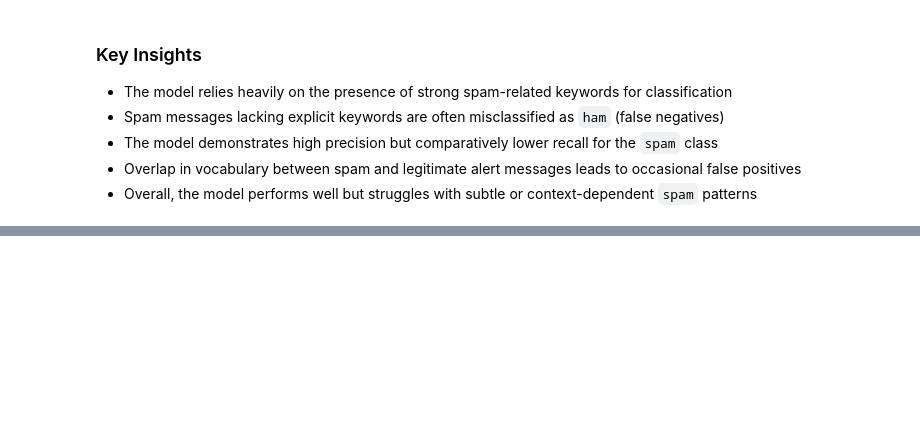
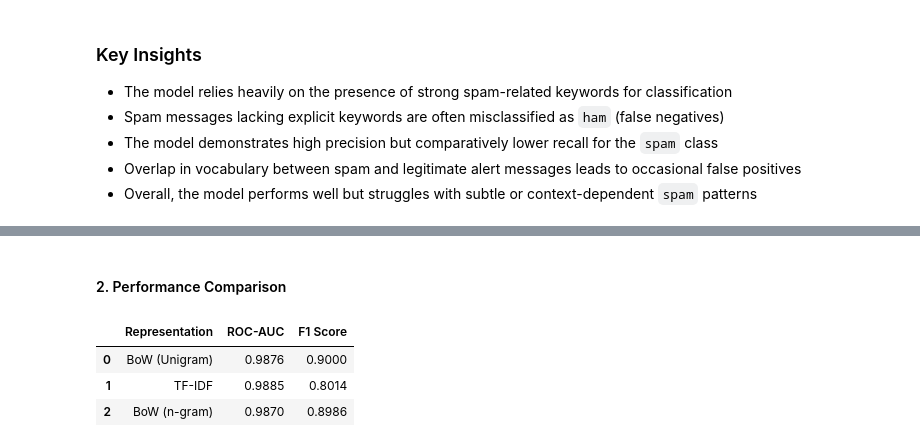
Before and after one commit to AmishaTiwari/nlp-playbook, a Jupyter notebook: notebooks/02_vectorization/bow_tfidf.ipynb, the cells around one changed output, grey strips where cells are left out. Saved outputs shown, nothing was run; the diff lists cells and outputs as text; code cells hidden in the pictures; blank space fills up the shorter version.

```diff
--- a/notebooks/02_vectorization/bow_tfidf.ipynb
+++ b/notebooks/02_vectorization/bow_tfidf.ipynb
@@ -729,0 +741,26 @@ display(report_df)
+# %% [markdown]
+#### 2. Performance Comparison
+# %%
+comparison_df = pd.DataFrame({
+    "Representation": ["BoW (Unigram)", "TF-IDF", "BoW (n-gram)"],
+    "ROC-AUC": [
+        lr_bow_baseline_auc,
+        lr_tf_idf_baseline_auc,
+        lr_n_bow_baseline_auc
+    ],
+    "F1 Score": [
+        lr_bow_baseline_f1,
+        lr_tf_idf_baseline_f1,
+        lr_n_bow_baseline_f1
+    ]
+})
+
+# Round for readability
+comparison_df[["ROC-AUC", "F1 Score"]] = comparison_df[["ROC-AUC", "F1 Score"]].round(4)
+
+display(comparison_df)
+# %% [output]
+|  | Representation | ROC-AUC | F1 Score |
+| 0 | BoW (Unigram) | 0.9876 | 0.9000 |
+| 1 | TF-IDF | 0.9885 | 0.8014 |
+| 2 | BoW (n-gram) | 0.9870 | 0.8986 |
```
Also changed, not shown: parts of 9 cells of this notebook.
